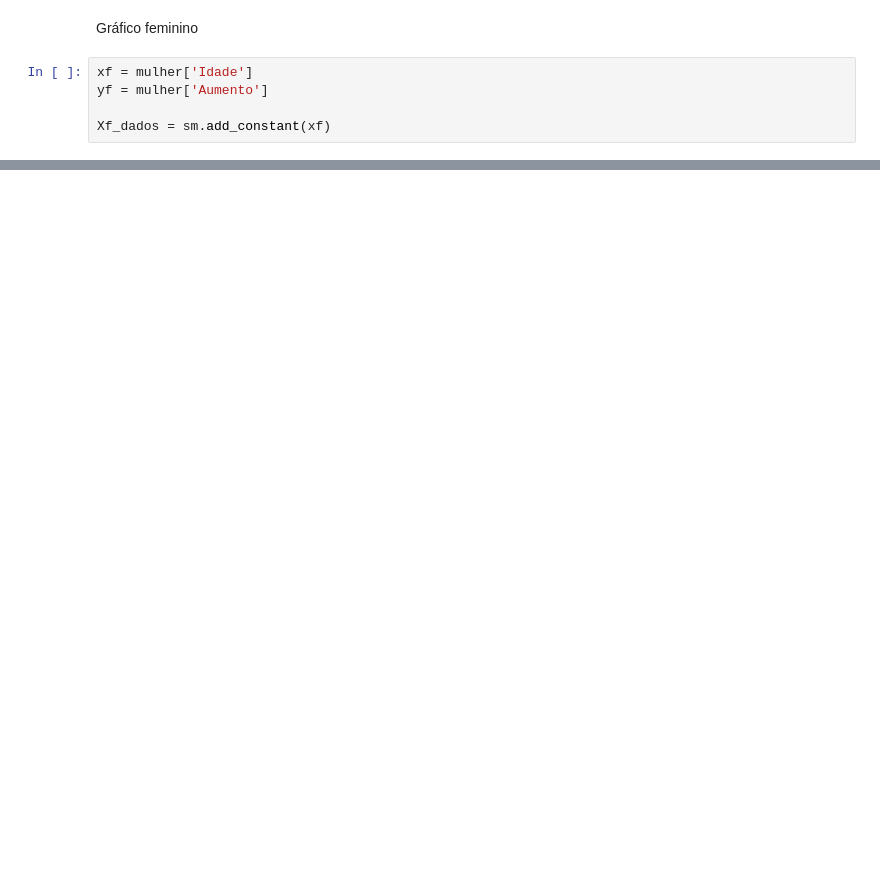
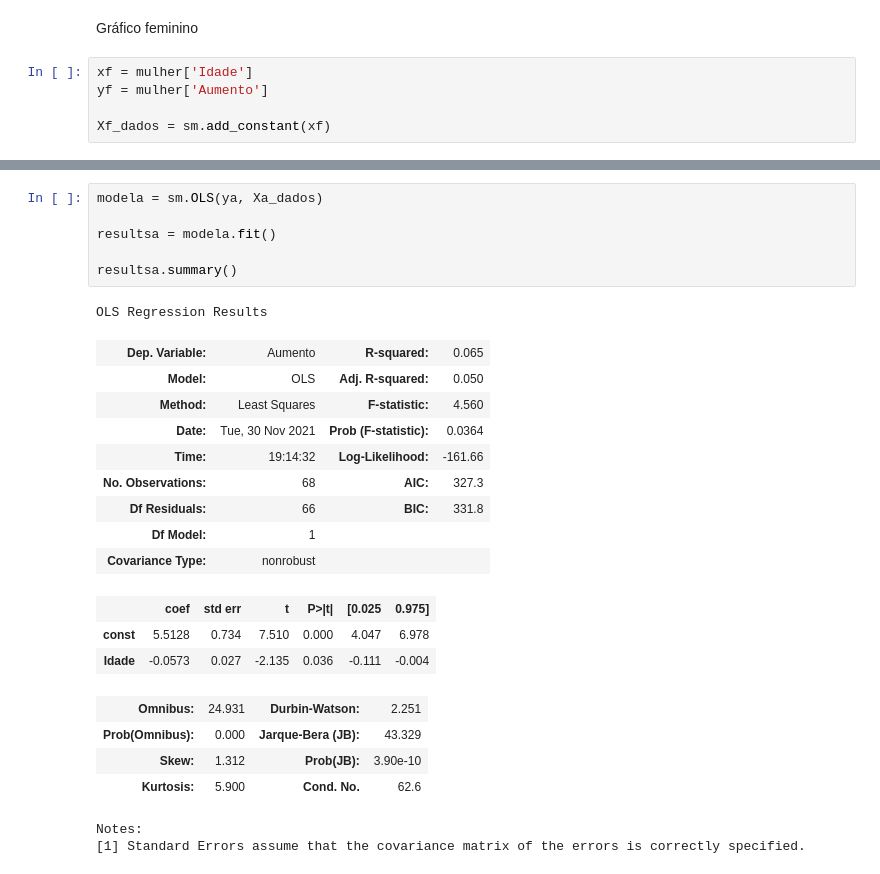
Before and after one commit to GabrielPl-1/Projeto-2-Cdados, a Jupyter notebook: Projeto 2 cdados.ipynb, the cells around one changed output, grey strips where cells are left out. Drawn from its saved outputs; the diff is of its cells as text; blank space fills up the shorter version.

Commit message:
Terminando o modelo de regressão Linear

```diff
--- a/Projeto 2 cdados.ipynb
+++ b/Projeto 2 cdados.ipynb
@@ -322,0 +355,26 @@ plt.show()
+# %%
+modela = sm.OLS(ya, Xa_dados)
+
+resultsa = modela.fit()
+
+resultsa.summary()
+# %% [output]
+OLS Regression Results
+| Dep. Variable: | Aumento | R-squared: | 0.065 |
+| Model: | OLS | Adj. R-squared: | 0.050 |
+| Method: | Least Squares | F-statistic: | 4.560 |
+| Date: | Tue, 30 Nov 2021 | Prob (F-statistic): | 0.0364 |
+| Time: | 19:14:32 | Log-Likelihood: | -161.66 |
+| No. Observations: | 68 | AIC: | 327.3 |
+| Df Residuals: | 66 | BIC: | 331.8 |
+| Df Model: | 1 |  |  |
+| Covariance Type: | nonrobust |  |  |
+|  | coef | std err | t | P>|t| | [0.025 | 0.975] |
+| const | 5.5128 | 0.734 | 7.510 | 0.000 | 4.047 | 6.978 |
+| Idade | -0.0573 | 0.027 | -2.135 | 0.036 | -0.111 | -0.004 |
+| Omnibus: | 24.931 | Durbin-Watson: | 2.251 |
+| Prob(Omnibus): | 0.000 | Jarque-Bera (JB): | 43.329 |
+| Skew: | 1.312 | Prob(JB): | 3.90e-10 |
+| Kurtosis: | 5.900 | Cond. No. | 62.6 |
+Notes:
+[1] Standard Errors assume that the covariance matrix of the errors is correctly specified.
```
Also changed, not shown: parts of 11 cells of this notebook.
